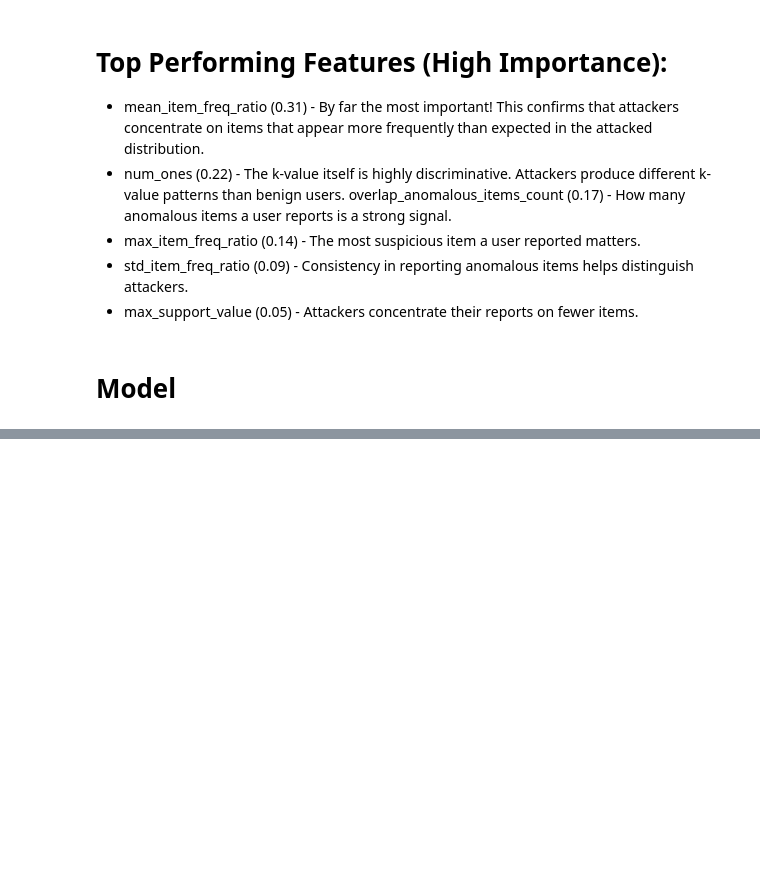
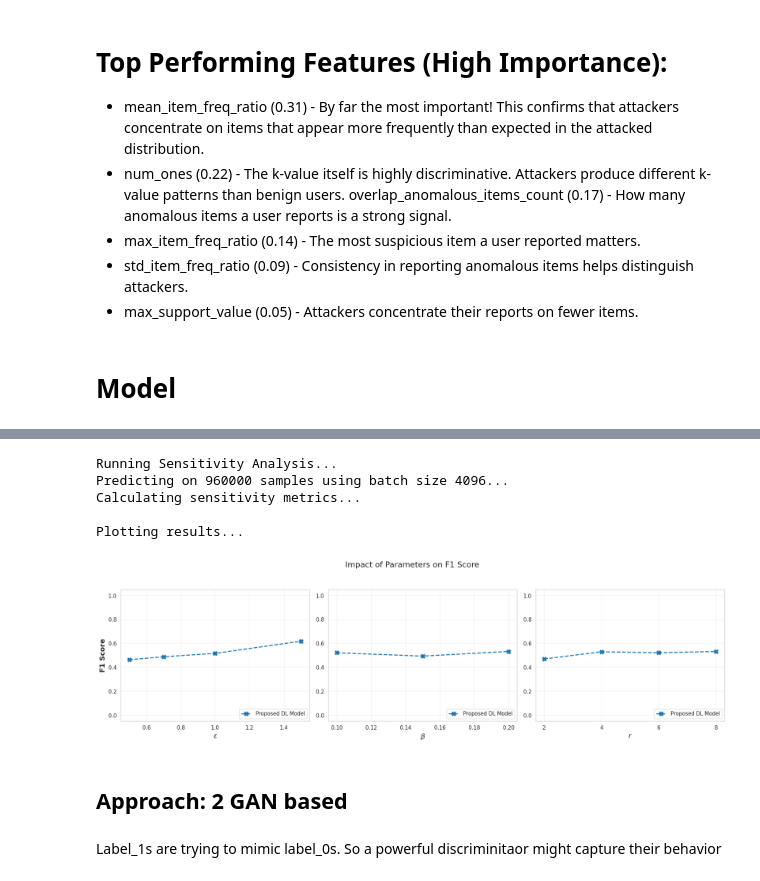
Before and after one commit to SampadSikder/DP-Protocols, a Jupyter notebook: UserLevelDatasetAnalysis.ipynb, the cells around one changed output, grey strips where cells are left out. Drawn from its saved outputs; the diff is of its cells as text; code cells hidden in the pictures; blank space fills up the shorter version.

Commit message:
Updated user level dataset analysis

```diff
--- a/UserLevelDatasetAnalysis.ipynb
+++ b/UserLevelDatasetAnalysis.ipynb
@@ -508,0 +525,13 @@ def plot_sensitivity_metric(sensitivity_df, metric='F1_Score'):
+# %%
+print(f"\nTraining features ({len(TRAINING_FEATURES)}): {TRAINING_FEATURES}")
+
+print(f"Train test split")
+
+
+
+X = df[TRAINING_FEATURES].values
+y = df['label'].values
+
+X_train_raw, X_test_raw, y_train, y_test = train_test_split(
+    X, y, test_size=0.2, random_state=42, stratify=y
+)
@@ -509,4 +541,10 @@ def plot_sensitivity_metric(sensitivity_df, metric='F1_Score'):
 # %%
 scaler = StandardScaler()
-X_train = scaler.fit_transform(df[ALL_FEATURES].values)
-y_train = df['label'].values
+X_train = scaler.fit_transform(X_train_raw)
+X_test = scaler.transform(X_test_raw)
+# %%
+train_dataset = AttackerDataset(X_train, y_train)
+test_dataset = AttackerDataset(X_test, y_test)
+# %%
+train_loader = DataLoader(train_dataset, batch_size=256, shuffle=True)
+test_loader = DataLoader(test_dataset, batch_size=512, shuffle=False)
@@ -512,0 +581,33 @@ y_train = df['label'].values
+# %%
+print("\nRunning Sensitivity Analysis...")
+
+# Get test indices to extract corresponding rows from original df
+test_indices = train_test_split(
+    range(len(df)), test_size=0.2, random_state=42, stratify=y
+)[1]
+
+df_test = df.iloc[test_indices].reset_index(drop=True)
+
+# Run sensitivity analysis
+sens_df = run_sensitivity_analysis(
+    model,
+    df_test,
+    scaler,
+    TRAINING_FEATURES,
+    device,
+    batch_size=4096
+)
+
+print("\nPlotting results...")
+plot_sensitivity_metric(sens_df, metric='F1_Score')
+# %% [output]
+Running Sensitivity Analysis...
+Predicting on 960000 samples using batch size 4096...
+Calculating sensitivity metrics...
+
+Plotting results...
+[figure, added]
+# %% [markdown]
+## Approach: 2 GAN based
+# %% [markdown]
+Label_1s are trying to mimic label_0s. So a powerful discriminitaor might capture their behavior
```
Also changed, not shown: parts of 36 cells of this notebook.
